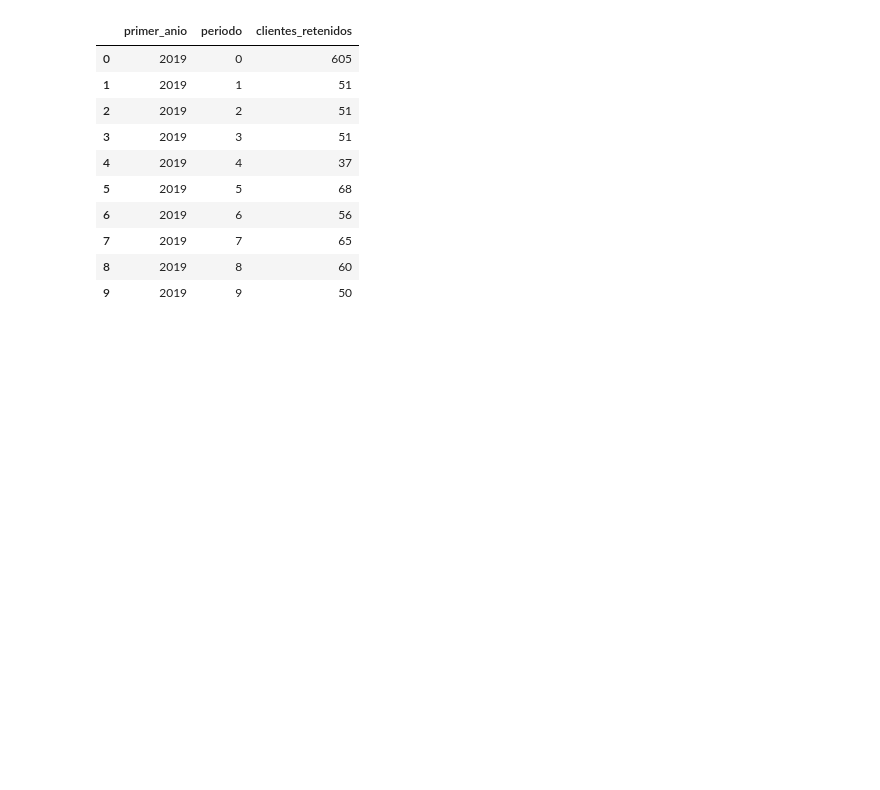
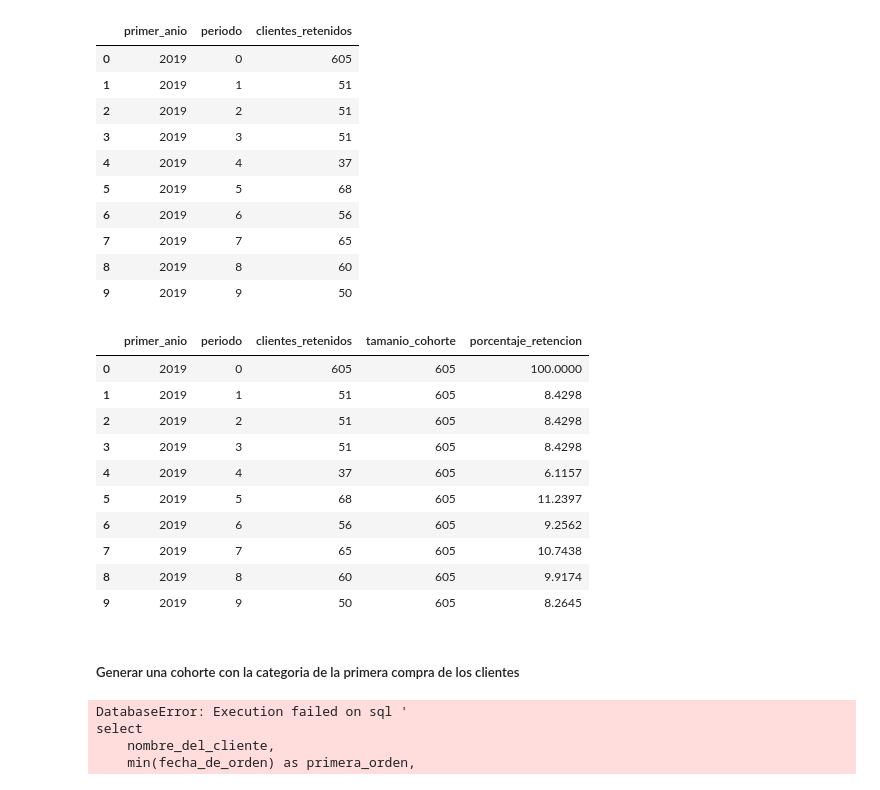
Before and after one commit to user14721068/SQL, a Jupyter notebook: 4 Análisis de Cohorte.ipynb, the cells around one changed output. Saved outputs shown, nothing was run; the diff lists cells and outputs as text; code cells hidden in the pictures; blank space fills up the shorter version.

```diff
--- a/4 Análisis de Cohorte.ipynb
+++ b/4 Análisis de Cohorte.ipynb
@@ -567,25 +567,70 @@ df.head(10)
 | 8 | 2019 | 8 | 60 |
 | 9 | 2019 | 9 | 50 |
 # %%
-# Usando la consulta anterior, calcular el porcentaje de retención respecto del periodo 0 */
+# Usando la consulta anterior, calcular el porcentaje de retención respecto del periodo 0
 
+query="""
 select
     primer_anio,
     periodo,
     clientes_retenidos,
     first_value(clientes_retenidos) over (partition by primer_anio order by periodo) as tamanio_cohorte,
     100 * clientes_retenidos / first_value(clientes_retenidos) over (partition by primer_anio order by periodo) as porcentaje_retencion
 from
-(
-select	extract(year from primera_orden) as primer_anio,
-		timestampdiff(month, a.primera_orden, b.fecha_orden) as periodo,
-        count(distinct a.nombre_cliente) as clientes_retenidos
-from
-(	select		nombre_cliente,
-				min(fecha_orden) as primera_orden
-	from cohort.supertienda
-	group by 1
-) as a
-inner join cohort.supertienda as b on a.nombre_cliente = b.Nombre_Cliente
-group by 1,2
-) as b;
+    (
+    select
+        extract(year from primera_orden) as primer_anio,
+        timestampdiff(month, a.primera_orden, b.fecha_de_orden) as periodo,
+        count(distinct a.nombre_del_cliente) as clientes_retenidos
+    from
+        (
+        select
+            nombre_del_cliente,
+            min(fecha_de_orden) as primera_orden
+        from
+            cohort.supertienda
+        group by
+            1
+        ) as a
+        inner join
+        cohort.supertienda as b on a.nombre_del_cliente = b.Nombre_del_Cliente
+    group by
+        1,2
+    ) as b;
+"""
+df = pd.read_sql(text(query), engine)
+df.head(10)
+# %% [output]
+|  | primer_anio | periodo | clientes_retenidos | tamanio_cohorte | porcentaje_retencion |
+| 0 | 2019 | 0 | 605 | 605 | 100.0000 |
+| 1 | 2019 | 1 | 51 | 605 | 8.4298 |
+| 2 | 2019 | 2 | 51 | 605 | 8.4298 |
+| 3 | 2019 | 3 | 51 | 605 | 8.4298 |
+| 4 | 2019 | 4 | 37 | 605 | 6.1157 |
+| 5 | 2019 | 5 | 68 | 605 | 11.2397 |
+| 6 | 2019 | 6 | 56 | 605 | 9.2562 |
+| 7 | 2019 | 7 | 65 | 605 | 10.7438 |
+| 8 | 2019 | 8 | 60 | 605 | 9.9174 |
+| 9 | 2019 | 9 | 50 | 605 | 8.2645 |
+# %% [markdown]
+##### Generar una cohorte con la categoria de la primera compra de los clientes
+# %%
+# Obtener la categoria de la primera compra que hizo cada cliente
+
+query="""
+select
+    nombre_del_cliente,
+    min(fecha_de_orden) as primera_orden,
+    first_value(categoria) over (partition by nombre_del_cliente order by fecha_de_orden) as categoria_primera_compra
+from
+    cohort.supertienda
+group by
+    1;
+"""
+df = pd.read_sql(text(query), engine)
+df.head(10)
+# %% [output]
+DatabaseError: Execution failed on sql '
+select
+    nombre_del_cliente,
+    min(fecha_de_orden) as primera_orden,
```
